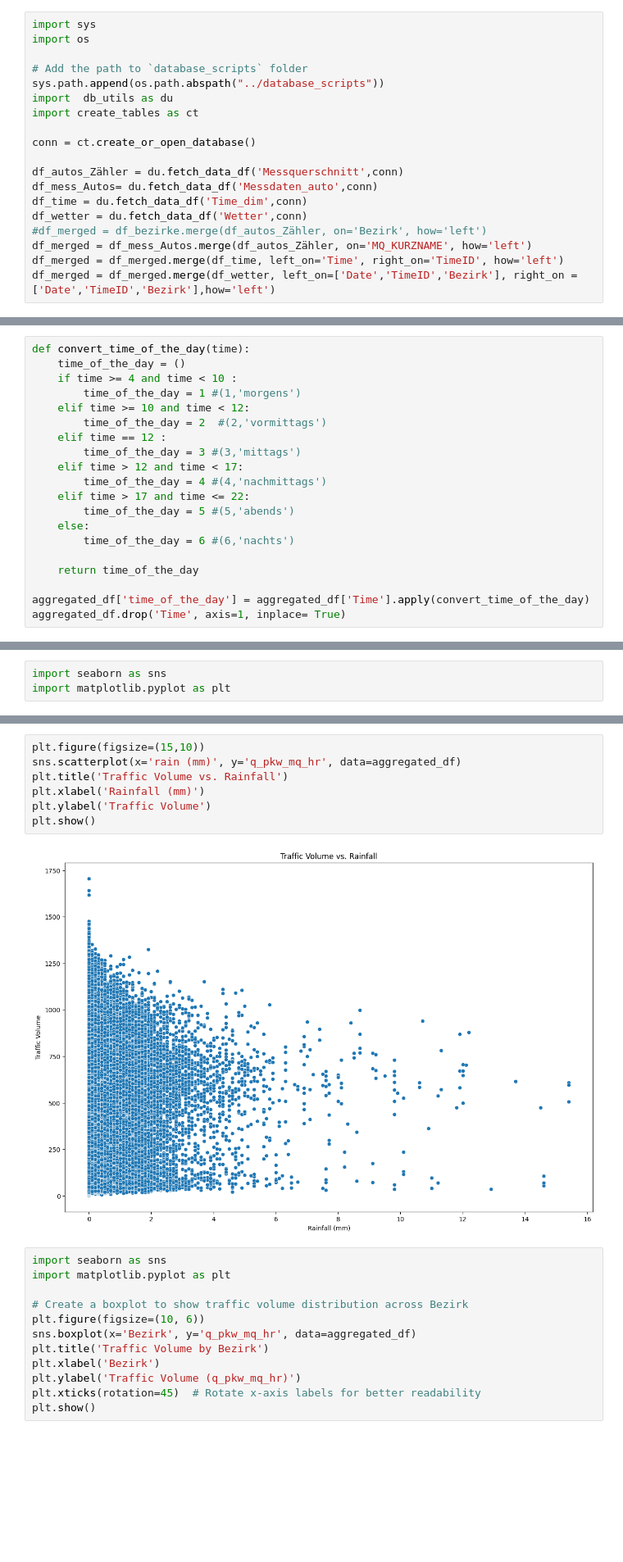
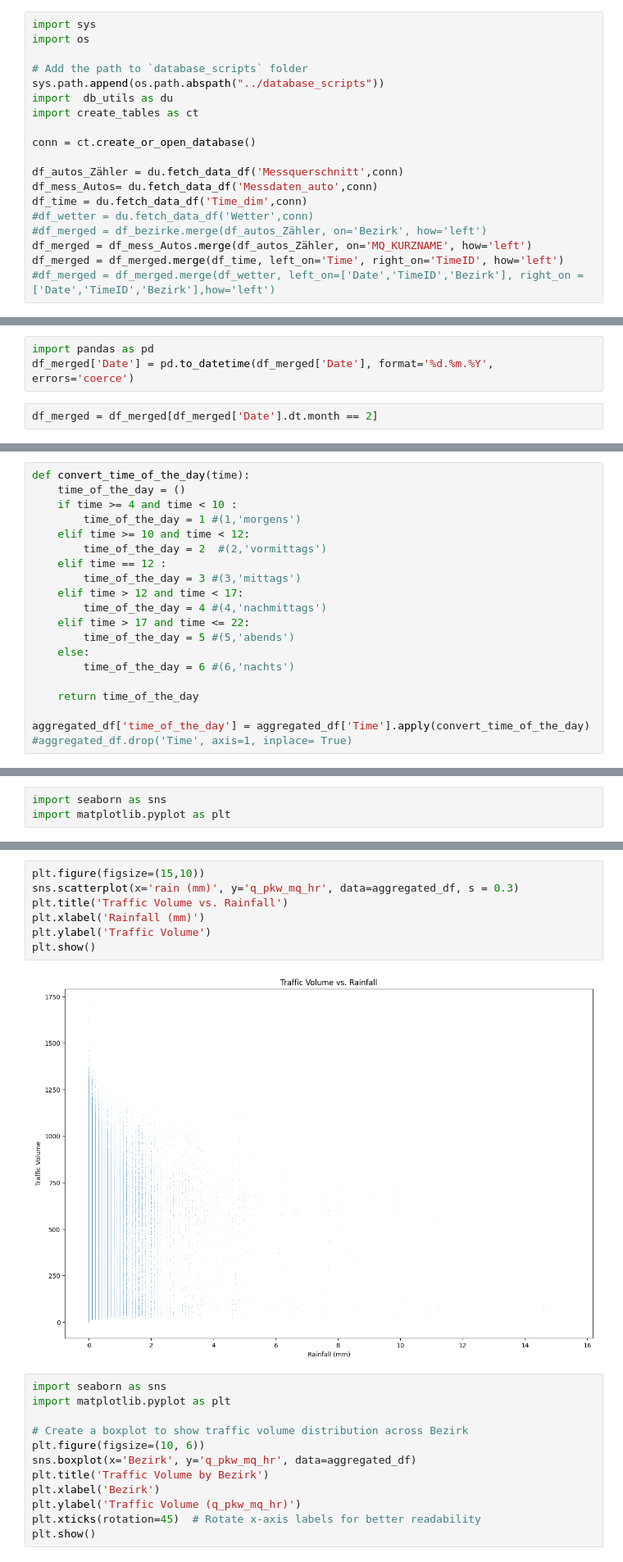
Before and after one commit to imenbarrak/Verkehrsprojekt, a Jupyter notebook: notebooks/data_visualisation_Autos.ipynb, the cells around one changed output, grey strips where cells are left out. Shown at 82% size. Cells and saved outputs as stored; diff of their text form; blank space fills up the shorter version.

```diff
--- a/notebooks/data_visualisation_Autos.ipynb
+++ b/notebooks/data_visualisation_Autos.ipynb
@@ -12,11 +12,11 @@ conn = ct.create_or_open_database()
 df_autos_Zähler = du.fetch_data_df('Messquerschnitt',conn)
 df_mess_Autos= du.fetch_data_df('Messdaten_auto',conn)
 df_time = du.fetch_data_df('Time_dim',conn)
-df_wetter = du.fetch_data_df('Wetter',conn)
+#df_wetter = du.fetch_data_df('Wetter',conn)
 #df_merged = df_bezirke.merge(df_autos_Zähler, on='Bezirk', how='left')
 df_merged = df_mess_Autos.merge(df_autos_Zähler, on='MQ_KURZNAME', how='left')
 df_merged = df_merged.merge(df_time, left_on='Time', right_on='TimeID', how='left')
-df_merged = df_merged.merge(df_wetter, left_on=['Date','TimeID','Bezirk'], right_on =['Date','TimeID','Bezirk'],how='left')
+#df_merged = df_merged.merge(df_wetter, left_on=['Date','TimeID','Bezirk'], right_on =['Date','TimeID','Bezirk'],how='left')
 # %% [output]
 Establish SQLite connection.
 # %%
@@ -30,0 +26,5 @@ df_merged.head()
+# %%
+import pandas as pd
+df_merged['Date'] = pd.to_datetime(df_merged['Date'], format='%d.%m.%Y', errors='coerce')
+# %%
+df_merged = df_merged[df_merged['Date'].dt.month == 2]
@@ -99,7 +113,7 @@ def convert_time_of_the_day(time):
     return time_of_the_day
 
 aggregated_df['time_of_the_day'] = aggregated_df['Time'].apply(convert_time_of_the_day)
-aggregated_df.drop('Time', axis=1, inplace= True)
+#aggregated_df.drop('Time', axis=1, inplace= True)
 # %%
 aggregated_df.head()
 # %% [output]
@@ -213,12 +231,12 @@ plt.show()
 # %%
 plt.figure(figsize=(15,10))
-sns.scatterplot(x='rain (mm)', y='q_pkw_mq_hr', data=aggregated_df)
+sns.scatterplot(x='rain (mm)', y='q_pkw_mq_hr', data=aggregated_df, s = 0.3)
 plt.title('Traffic Volume vs. Rainfall')
 plt.xlabel('Rainfall (mm)')
 plt.ylabel('Traffic Volume')
 plt.show()
 # %% [output]
-[figure, old version]
+[figure, new version]
 # %%
 import seaborn as sns
 import matplotlib.pyplot as plt
```
Also changed, not shown: parts of 16 cells of this notebook.
